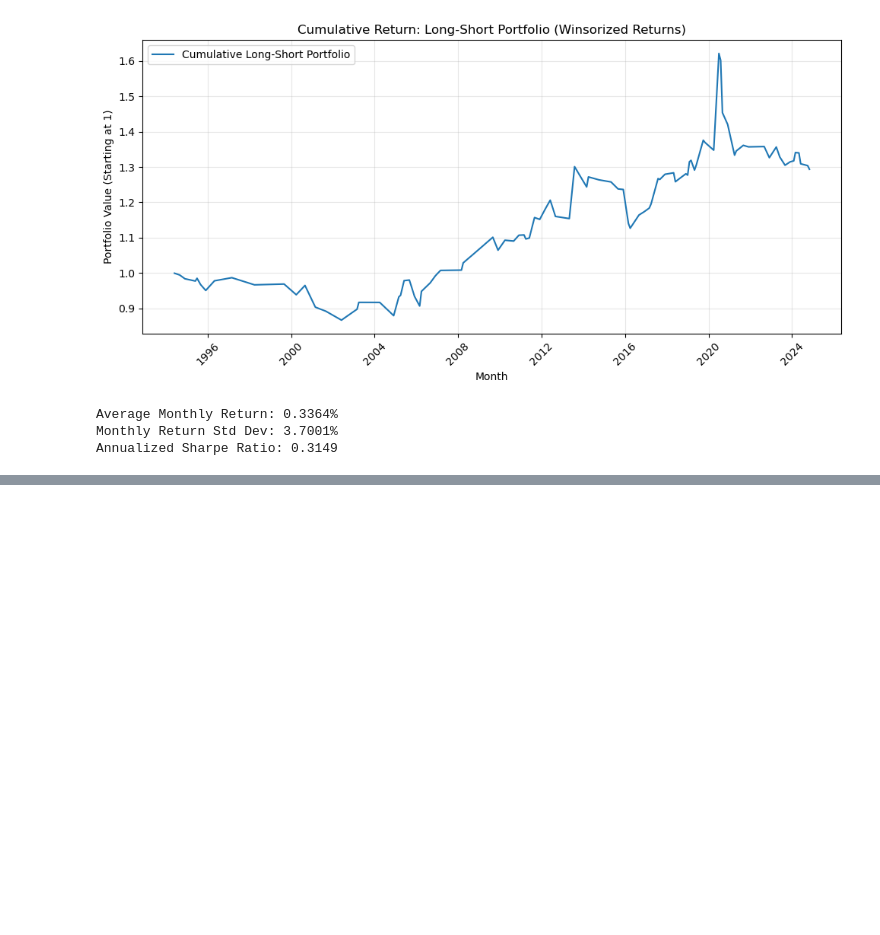
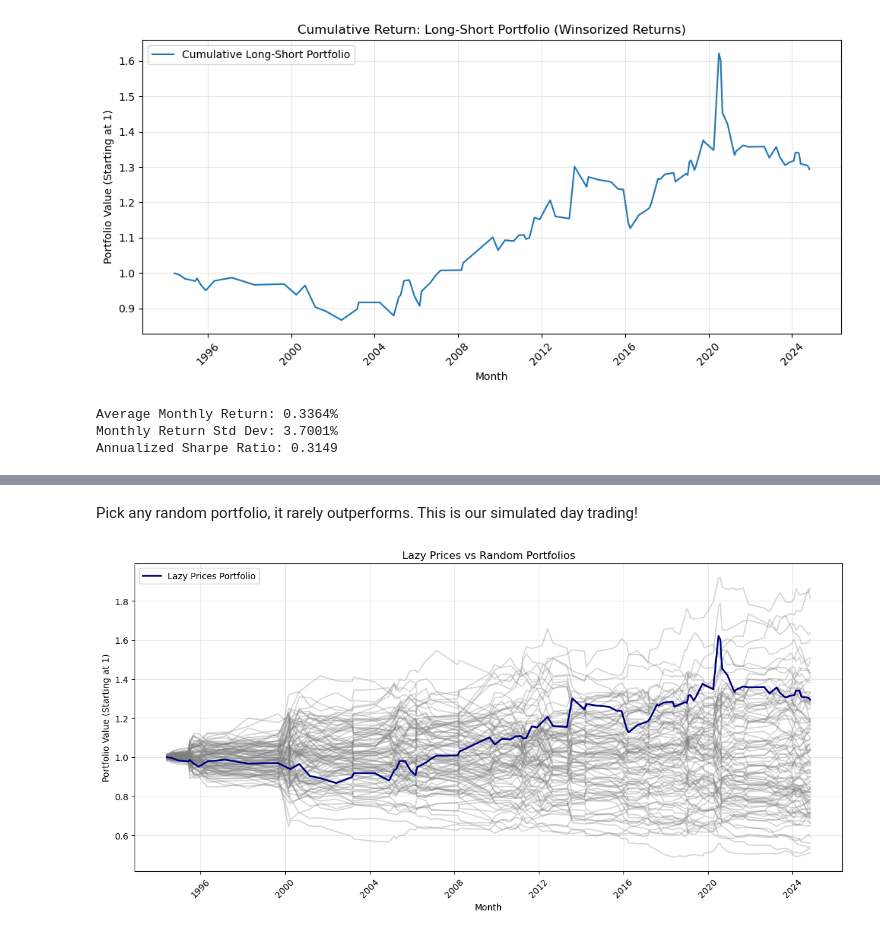
Before and after one commit to ank225git/lazy-prices_replication, a Jupyter notebook: code/portfolio_construction_winsorized.ipynb, the cells around one changed output, grey strips where cells are left out. Cells and saved outputs as stored; diff of their text form; code cells hidden in the pictures; blank space fills up the shorter version.

```diff
--- a/code/portfolio_construction_winsorized.ipynb
+++ b/code/portfolio_construction_winsorized.ipynb
@@ -184,0 +280,49 @@ Annualized Sharpe Ratio: 0.3149
+# %% [markdown]
+Pick any random portfolio, it rarely outperforms. This is our simulated day trading!
+# %%
+import numpy as np
+import matplotlib.pyplot as plt
+
+n_simulations = 100  # Number of random portfolios to generate
+
+# Prepare plot
+plt.figure(figsize=(12,6))
+
+# Loop over simulations
+for sim in range(n_simulations):
+    random_rets = []
+
+    for month, group in df.groupby('month'):
+        if len(group) >= 5:
+            n_long = len(group) // 5
+            n_short = len(group) // 5
+
+            random_long = group.sample(n=n_long, replace=False)
+            random_short = group.drop(random_long.index).sample(n=n_short, replace=False)
+
+            long_ret = random_long['ret'].mean()
+            short_ret = random_short['ret'].mean()
+
+            long_short_ret = long_ret - short_ret
+            random_rets.append({'month': month, 'random_return': long_short_ret})
+
+    random_df = pd.DataFrame(random_rets).sort_values('month')
+    random_df['random_return_decimal'] = random_df['random_return'] / 100
+    random_df['cum_random'] = (1 + random_df['random_return_decimal']).cumprod()
+
+    # Plot each random cumulative return in light gray
+    plt.plot(random_df['month'], random_df['cum_random'], color='gray', alpha=0.3)
+
+# Now overlay your Lazy Prices portfolio
+plt.plot(portfolio_df['month'], portfolio_df['cum_portfolio'], color='navy', label='Lazy Prices Portfolio', linewidth=2)
+
+plt.xlabel('Month')
+plt.ylabel('Portfolio Value (Starting at 1)')
+plt.title('Lazy Prices vs Random Portfolios')
+plt.legend()
+plt.grid(alpha=0.3)
+plt.xticks(rotation=45)
+plt.tight_layout()
+plt.show()
+# %% [output]
+[figure, added]
```
Also changed, not shown: parts of 5 cells of this notebook, 1 other file.
